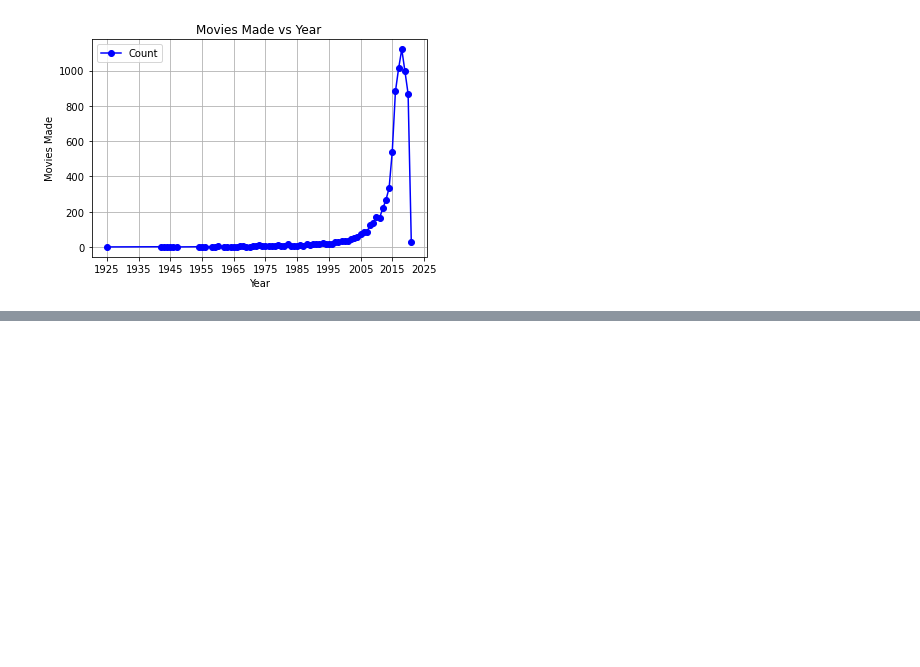
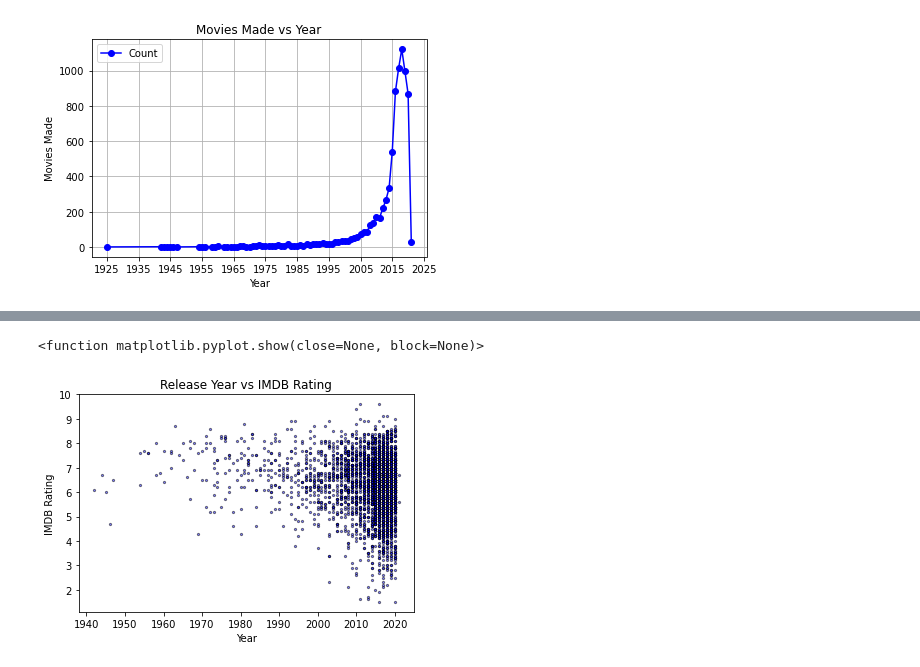
Before and after one commit to Joely0819/project1, a Jupyter notebook: Genre & Year.ipynb, the cells around one changed output, grey strips where cells are left out. Saved outputs shown, nothing was run; the diff lists cells and outputs as text; code cells hidden in the pictures; blank space fills up the shorter version.

Commit message:
added scatter plot

```diff
--- a/Genre & Year.ipynb
+++ b/Genre & Year.ipynb
@@ -115,3 +115,18 @@ plt.show
 # %% [output]
 <function matplotlib.pyplot.show(close=None, block=None)>
 [figure]
+# %%
+#reading and merging dfs for movies and ratings
+rating_data = os.path.join("Movie IMDB Rating.csv")
+rating_df = pd.read_csv(rating_data)
+merge_df = pd.merge(rating_df, movie_df, on = "Title")
+
+#getting just the info i want
+info_df = merge_df[["Title", "IMDB Rating", "release_year"]]
+
+#renaming data frame
+info_df = info_df.rename(columns={"release_year": "Release Year"})
+
+#sorting by year
+info_df = info_df.sort_values('Release Year', ascending = True)
+info_df
@@ -117,0 +147,16 @@ plt.show
+# %%
+#making scatter plot
+x_val = info_df["Release Year"]
+y_val = info_df["IMDB Rating"]
+plt.scatter(x_val, y_val, marker = '.', facecolors = 'b',
+            edgecolors = 'k', s = 20, alpha = 0.5)
+plt.title("Release Year vs IMDB Rating")
+plt.xlabel("Year")
+plt.ylabel("IMDB Rating")
+
+#save and print
+plt.savefig('year vs rating.png')
+plt.show
+# %% [output]
+<function matplotlib.pyplot.show(close=None, block=None)>
+[figure, added]
```
Also changed, not shown: parts of 4 cells of this notebook, 3 other files.
